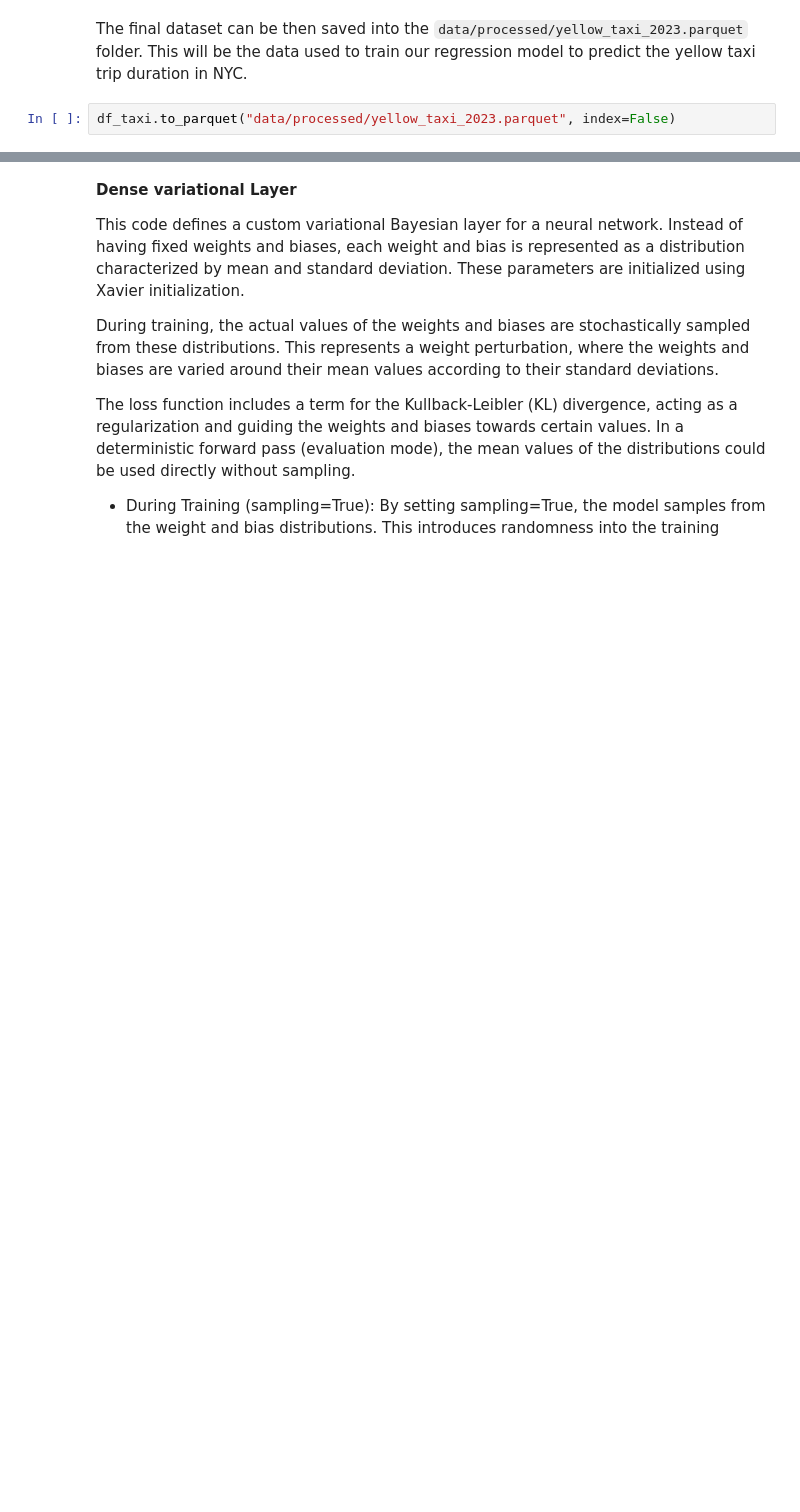
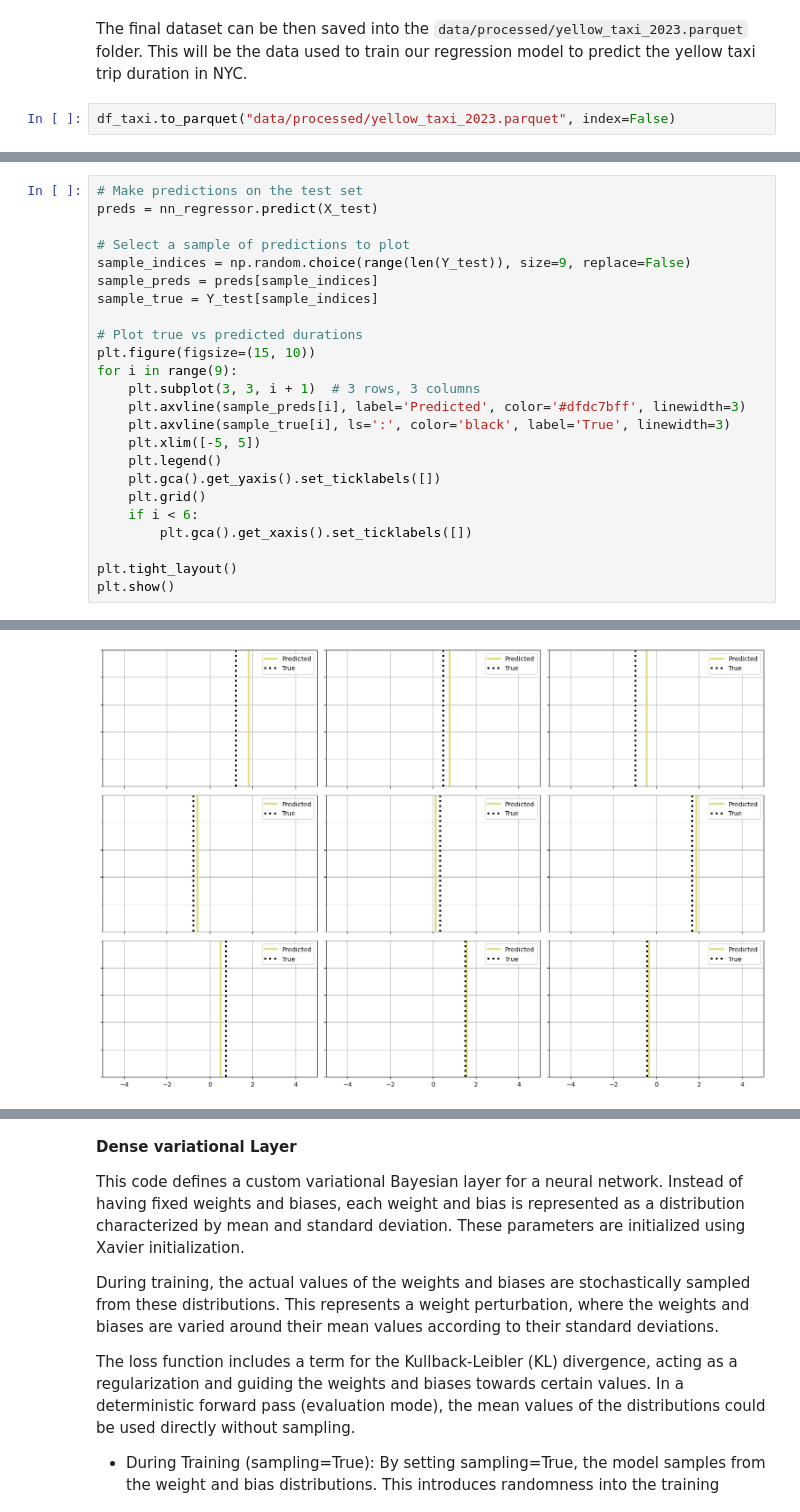
Before and after one commit to marcosbenicio/bayesian-neural-network, a Jupyter notebook: 02-regression/bnn-regression.ipynb, the cells around one changed output, grey strips where cells are left out. Drawn from its saved outputs; the diff is of its cells as text; blank space fills up the shorter version.

```diff
--- a/02-regression/bnn-regression.ipynb
+++ b/02-regression/bnn-regression.ipynb
@@ -742,0 +773,25 @@ plt.show()
+# %%
+# Make predictions on the test set
+preds = nn_regressor.predict(X_test)
+
+# Select a sample of predictions to plot
+sample_indices = np.random.choice(range(len(Y_test)), size=9, replace=False)
+sample_preds = preds[sample_indices]
+sample_true = Y_test[sample_indices]
+
+# Plot true vs predicted durations
+plt.figure(figsize=(15, 10))
+for i in range(9):
+    plt.subplot(3, 3, i + 1)  # 3 rows, 3 columns
+    plt.axvline(sample_preds[i], label='Predicted', color='#dfdc7bff', linewidth=3)
+    plt.axvline(sample_true[i], ls=':', color='black', label='True', linewidth=3)
+    plt.xlim([-5, 5])
+    plt.legend()
+    plt.gca().get_yaxis().set_ticklabels([])
+    plt.grid()
+    if i < 6:
+        plt.gca().get_xaxis().set_ticklabels([])
+
+plt.tight_layout()
+plt.show()
+# %% [output]
@@ -742,0 +799 @@ plt.show()
+[figure, added]
```
Also changed, not shown: parts of 40 cells of this notebook, 9 other files.
